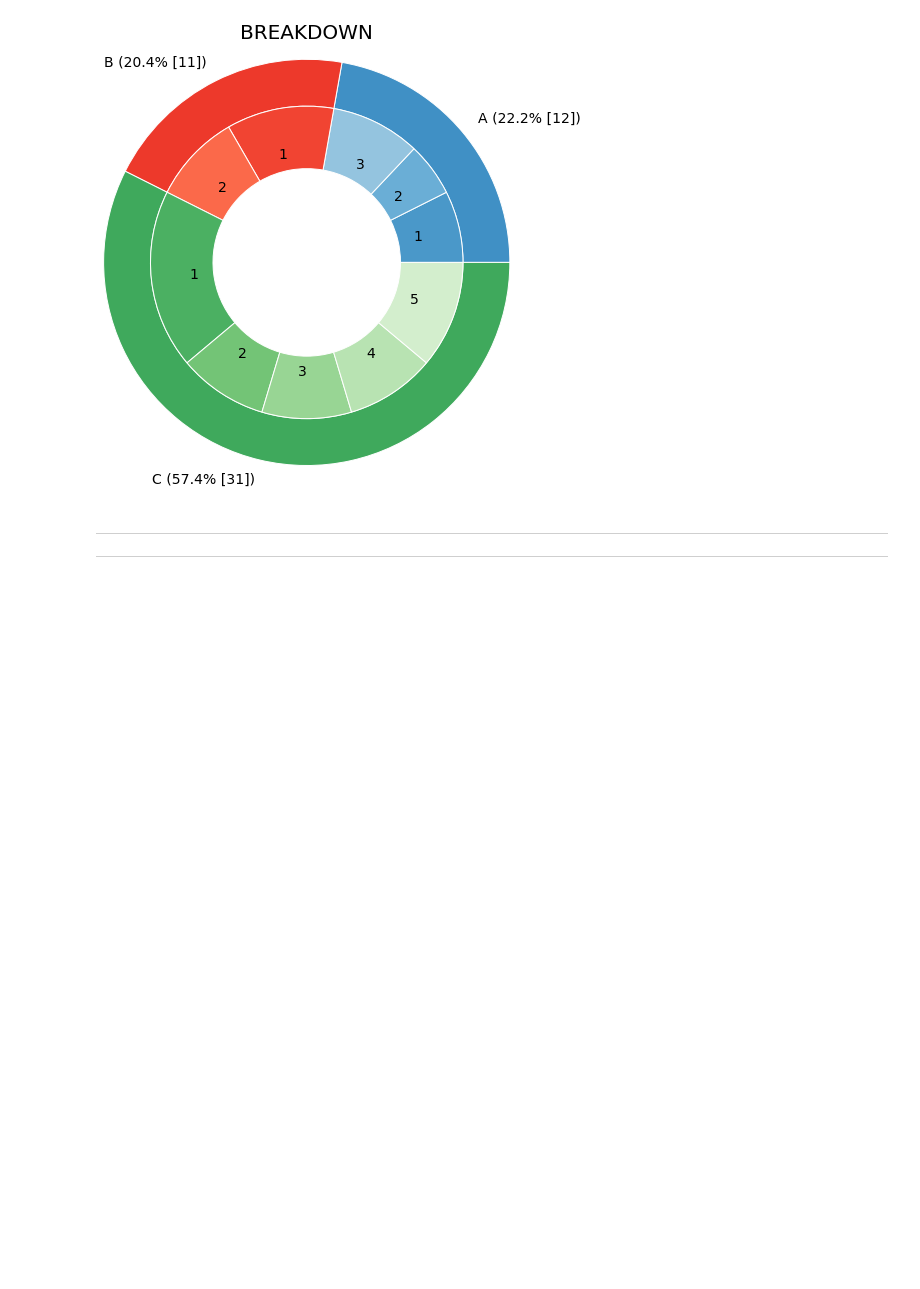
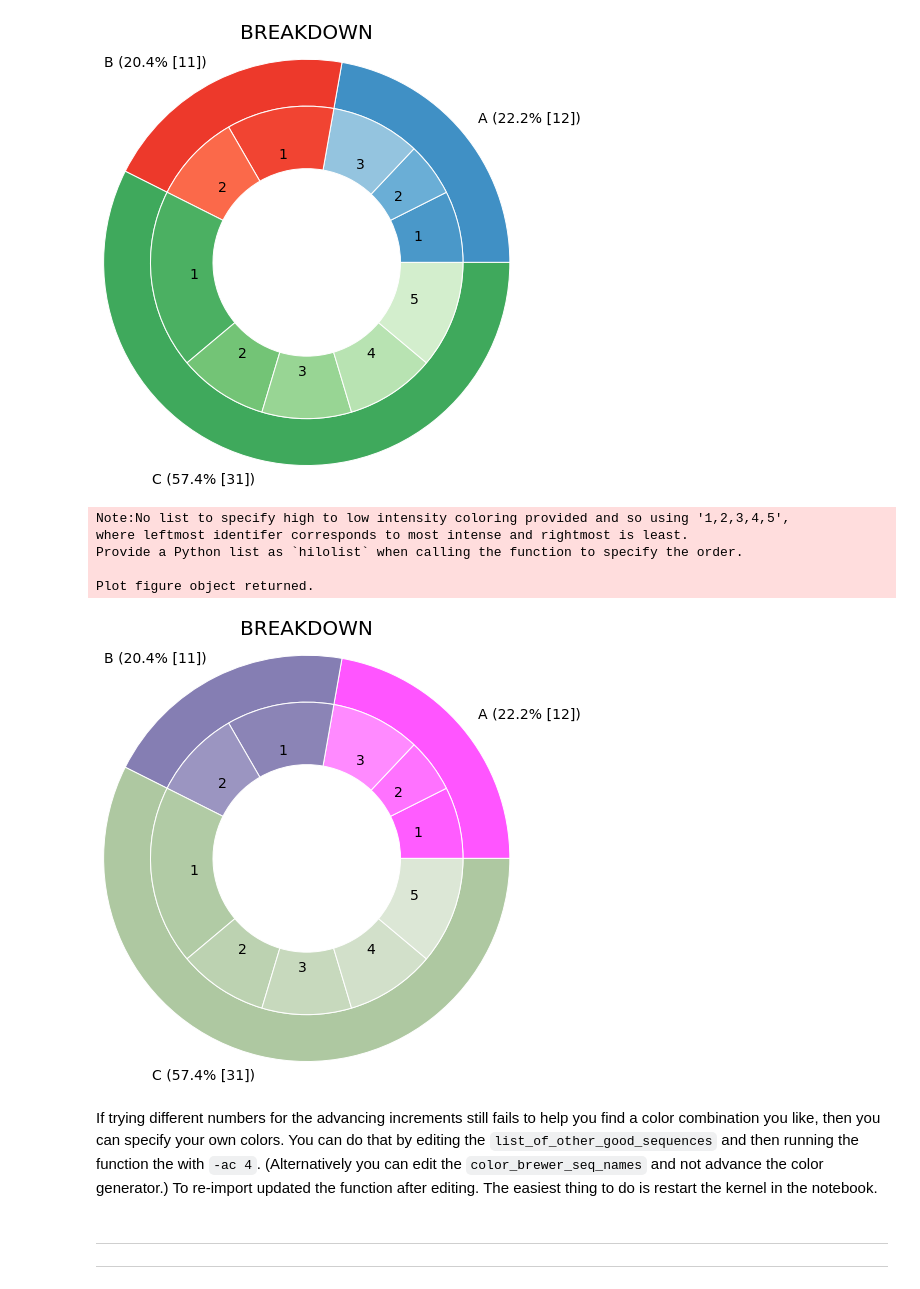
Before and after one commit to fomightez/donut_plots_with_subgroups, a Jupyter notebook: index.ipynb, the cells around one changed output. Saved outputs shown, nothing was run; the diff lists cells and outputs as text; code cells hidden in the pictures; blank space fills up the shorter version.

Commit message:
update the main notebook

```diff
--- a/index.ipynb
+++ b/index.ipynb
@@ -259,6 +271,17 @@ Provide a Python list as `hilolist` when calling the function to specify the ord
 
 Plot figure object returned.
 [figure]
+# %%
+b = donut_plot_with_subgroups_from_dataframe(df=df, groups_col="group",subgroups_col ="subgroup",advance_color_increments=6,sort_on_subgroup_name=True);
+# %% [output]
+Note:No list to specify high to low intensity coloring provided and so using '1,2,3,4,5',
+where leftmost identifer corresponds to most intense and rightmost is least.
+Provide a Python list as `hilolist` when calling the function to specify the order.
+
+Plot figure object returned.
+[figure, added]
+# %% [markdown]
+If trying different numbers for the advancing increments still fails to help you find a color combination you like, then you can specify your own colors. You can do that by editing the `list_of_other_good_sequences` and then running the function the with `-ac 4`. (Alternatively you can edit the `color_brewer_seq_names` and not advance the color generator.) To re-import updated the function after editing. The easiest thing to do is restart the kernel in the notebook.
 # %% [markdown]
 ----
 
```
Also changed, not shown: parts of 9 cells of this notebook.
